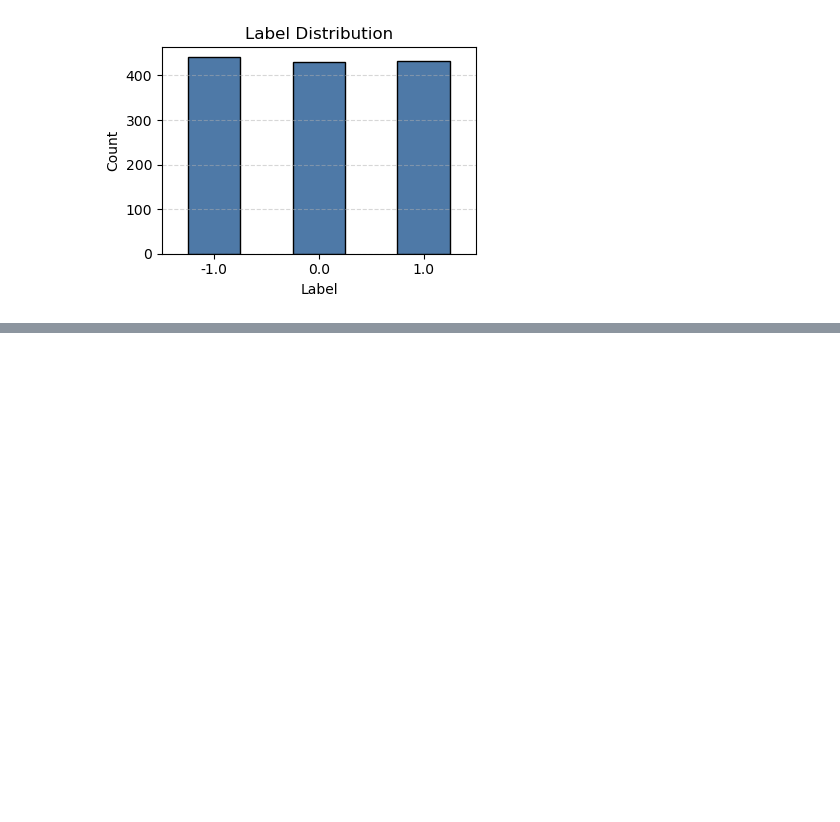
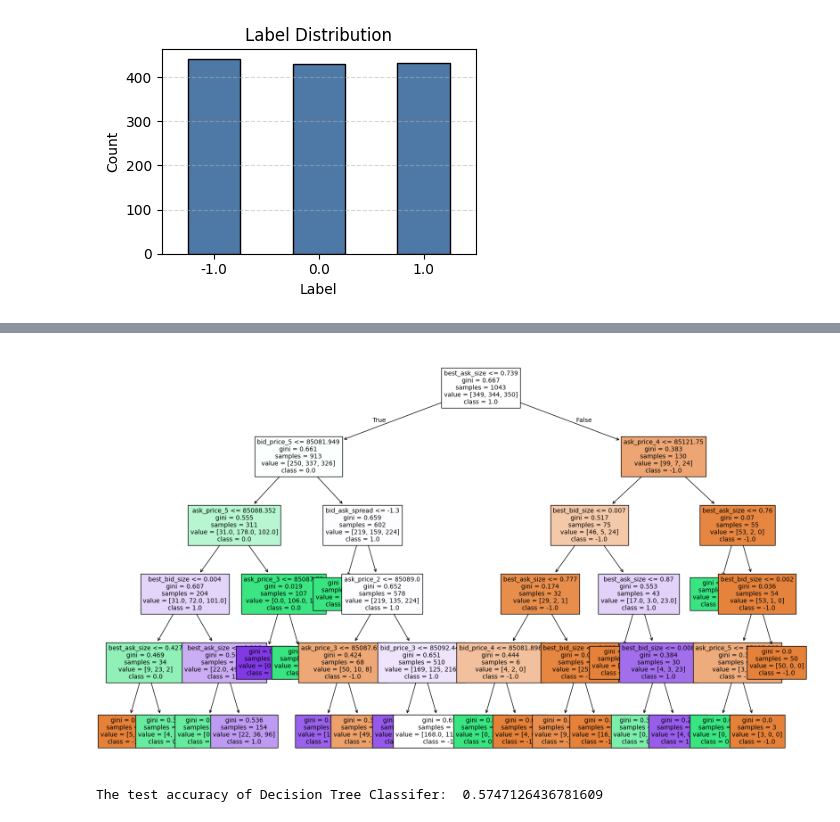
Before and after one commit to phanmtim/CDA_2025, a Jupyter notebook: crypto_crash.ipynb, the cells around one changed output, grey strips where cells are left out. Saved outputs shown, nothing was run; the diff lists cells and outputs as text; code cells hidden in the pictures; blank space fills up the shorter version.

```diff
--- a/crypto_crash.ipynb
+++ b/crypto_crash.ipynb
@@ -237,0 +342,23 @@ Avg # of asks: 50.00  |  Max: 50
+# %%
+# 初始化決策樹分類器
+clf_tree = tree.DecisionTreeClassifier(max_depth=5) # 可以調整 max_depth 來控制樹的複雜度
+clf_tree.fit(X_train, y_train)
+
+# 視覺化決策樹
+plt.figure(figsize=(20, 12))
+tree.plot_tree(clf_tree,
+               filled=True,
+               fontsize=10,
+               feature_names=X.columns,
+               class_names=[str(c) for c in clf_tree.classes_]) # 確保類別名稱是字串
+plt.savefig('orderbook_tree.jpg')
+plt.show()
+# %% [output]
+[figure, added]
+# %%
+
+# Evaluate the Decision Tree Classifier
+tree_accuracy = clf_tree.score(X_test, y_test)
+print('The test accuracy of Decision Tree Classifer: ', tree_accuracy)
+# %% [output]
+The test accuracy of Decision Tree Classifer:  0.5747126436781609
```
Also changed, not shown: parts of 9 cells of this notebook, 1 other file.
